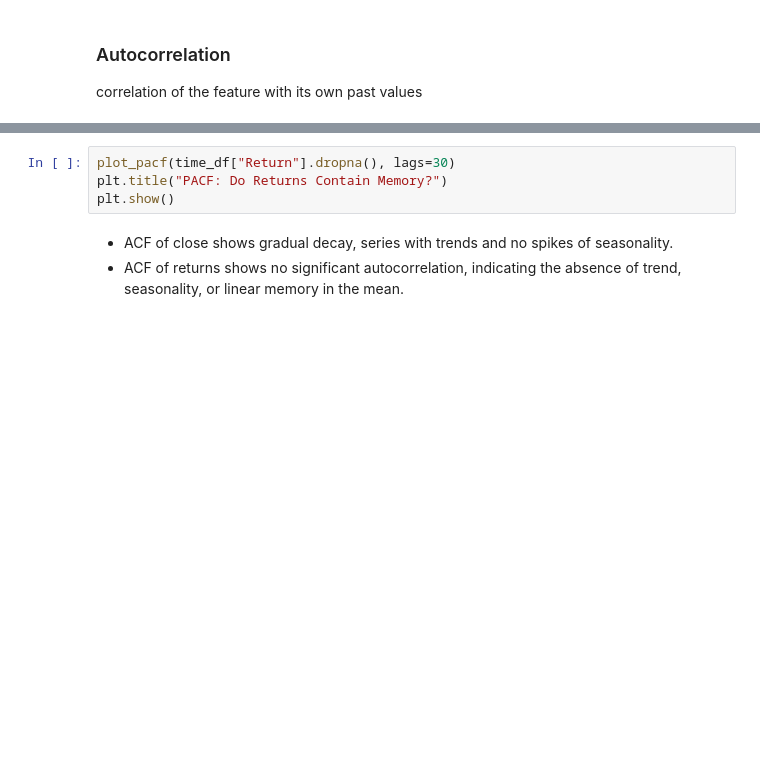
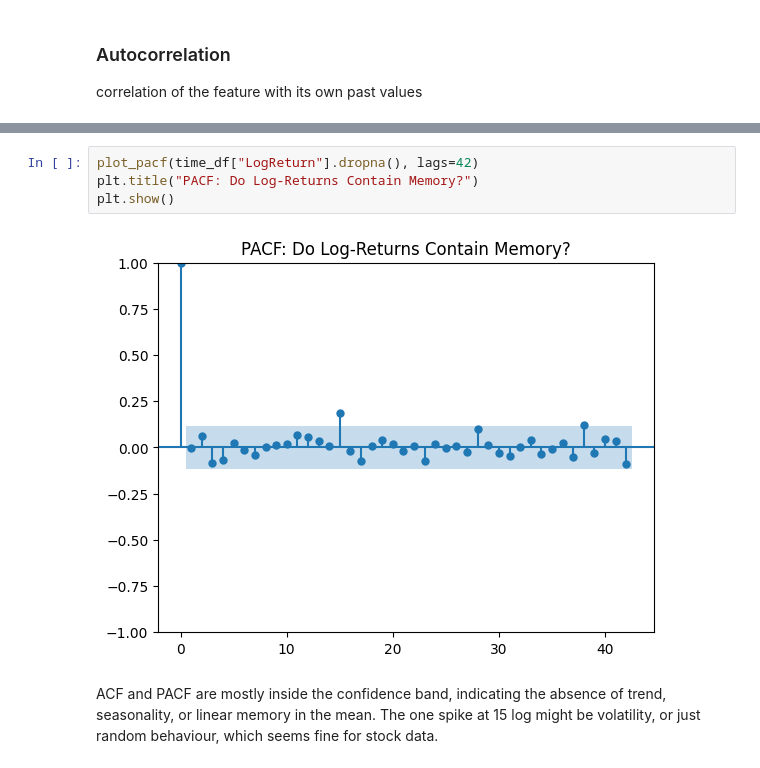
Before and after one commit to shashankgarewal/Time-Series-Analysis-Forecasting, a Jupyter notebook: notebooks/02_eda_analysis.ipynb, the cells around one changed output, grey strips where cells are left out. Saved outputs shown, nothing was run; the diff lists cells and outputs as text; blank space fills up the shorter version.

```diff
--- a/notebooks/02_eda_analysis.ipynb
+++ b/notebooks/02_eda_analysis.ipynb
@@ -358,7 +390,8 @@ plt.show()
 # %%
-plot_pacf(time_df["Return"].dropna(), lags=30)
-plt.title("PACF: Do Returns Contain Memory?")
+plot_pacf(time_df["LogReturn"].dropna(), lags=42)
+plt.title("PACF: Do Log-Returns Contain Memory?")
 plt.show()
+# %% [output]
+[figure, added]
-# %% [markdown]
-* ACF of close shows gradual decay, series with trends and no spikes of seasonality.
-* ACF of returns shows no significant autocorrelation, indicating the absence of trend, seasonality, or linear memory in the mean.
+# %% [markdown]
+ACF and PACF are mostly inside the confidence band, indicating the absence of trend, seasonality, or linear memory in the mean. The one spike at 15 log might be volatility, or just random behaviour, which seems fine for stock data.
```
Also changed, not shown: parts of 18 cells of this notebook.
